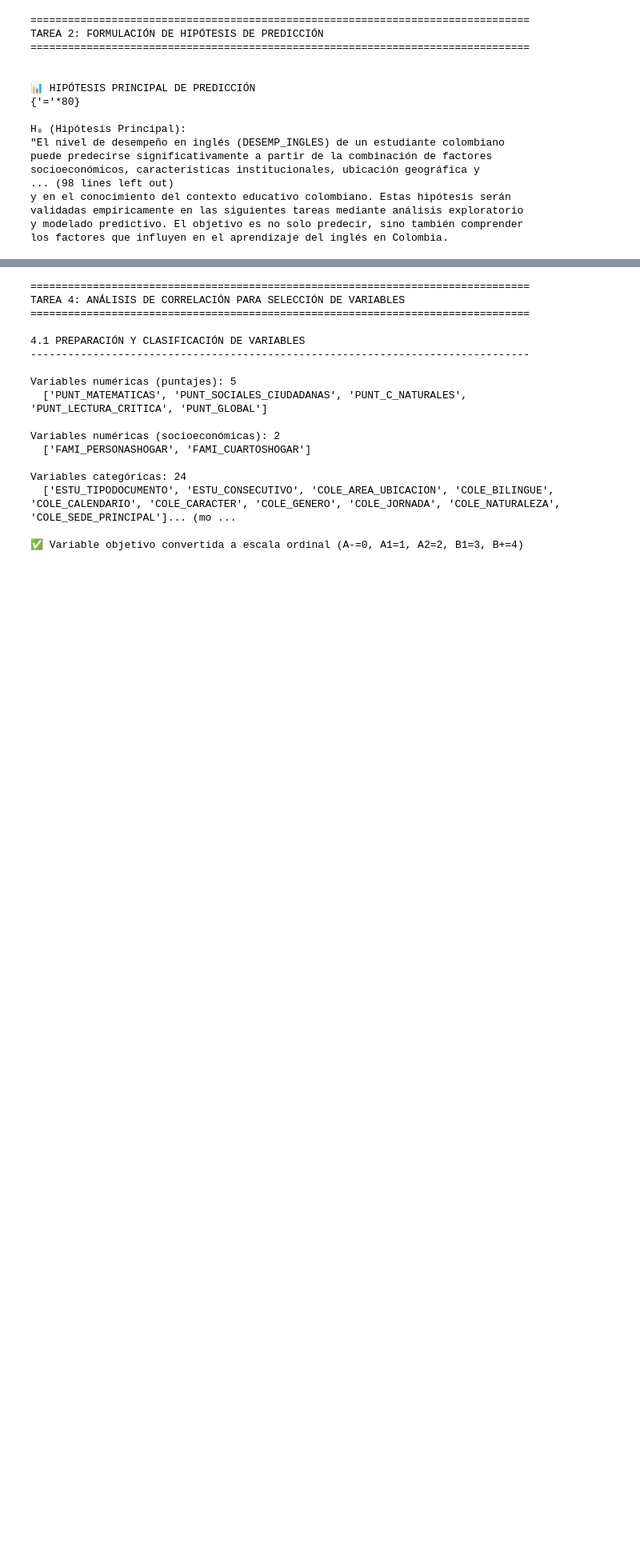
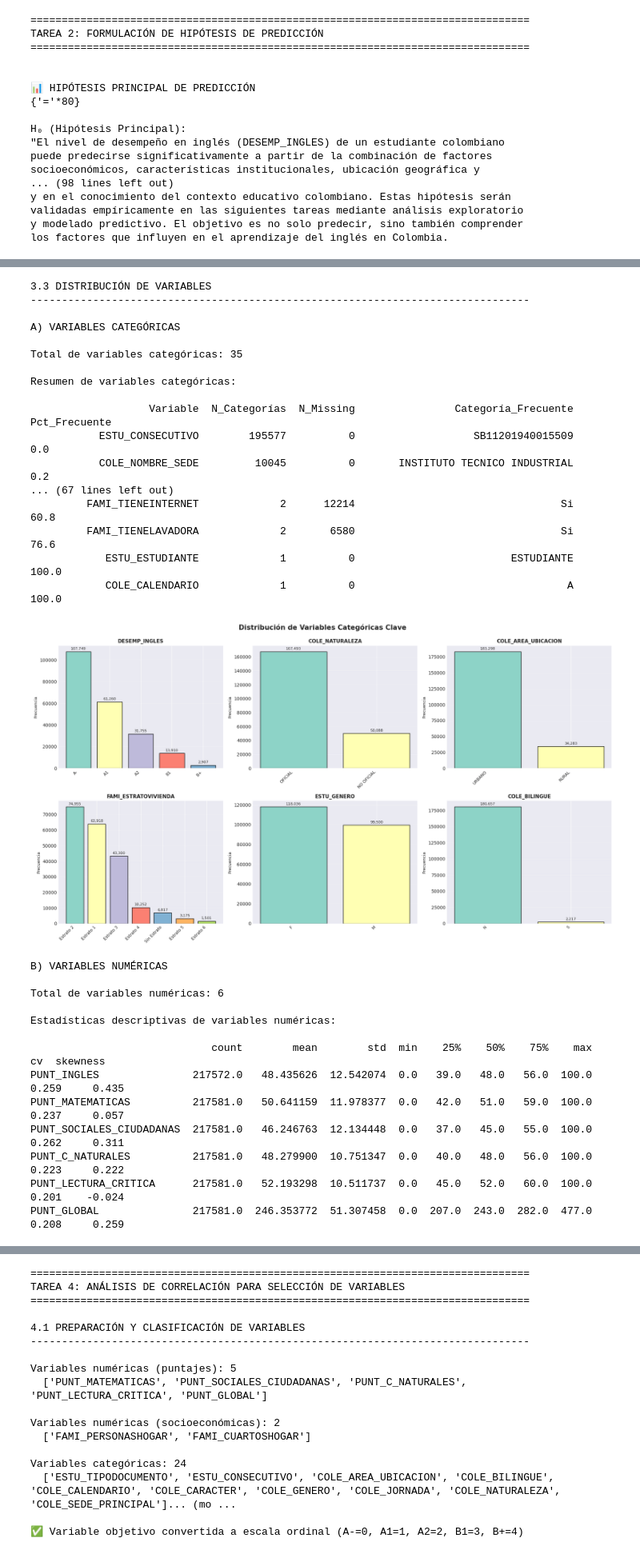
Before and after one commit to flaviofuego/Ia_EDA_analysis, a Jupyter notebook: notebooks/seccion1.ipynb, the cells around one changed output, grey strips where cells are left out. Shown at 80% size. Drawn from its saved outputs; the diff is of its cells as text; code cells hidden in the pictures; blank space fills up the shorter version.

```diff
--- a/notebooks/seccion1.ipynb
+++ b/notebooks/seccion1.ipynb
@@ -656,5 +666,4 @@ PUNT_SOCIALES_CIUDADANAS         104        0.05             10.0             82
 # %%
-
 
 # ===================
 # 3.3: Distribución de Variables
@@ -782,7 +791,7 @@ print("   • p-value ≤ 0.05: Se rechaza normalidad (NO es normal)\n")
 
 normality_results = []
 
-for col in numeric_features[:10]:  # Primeras 10 para no saturar
+for col in numeric_cols[:10]:  # Primeras 10 para no saturar
     # Tomar muestra de 5000 para Shapiro-Wilk (límite del test)
     sample = df[col].dropna().sample(min(5000, len(df[col].dropna())), random_state=42)
 
@@ -875,30 +884,62 @@ print("\n💾 Guardado: normality_tests.png")
 
 print("\n" + "="*80)
 print("✅ PRUEBAS DE NORMALIDAD COMPLETADAS")
 print("="*80)
 
 
 print("\n" + "="*80)
 print("✅ TAREA 3 COMPLETADA")
 print("="*80)
 
 print("""
 INTERPRETACIÓN:
 El análisis exploratorio revela características importantes del dataset:
 
 1. Valores Faltantes: La variable COLE_BILINGUE tiene ~16% de datos faltantes,
    seguida de variables socioeconómicas familiares (~5-6%). Esto requerirá
    estrategias de imputación o eliminación en el preprocesamiento.
 
 2. Outliers: Las variables de puntaje muestran pocos outliers extremos, lo cual
    es esperado dado que son escalas estandarizadas (0-100). Los outliers detectados
    probablemente representan casos excepcionales válidos.
 
 3. Distribuciones:
    - Variable objetivo (DESEMP_INGLES): Fuertemente desbalanceada hacia A-
    - Variables de puntaje: Aproximadamente normales con ligera asimetría negativa
    - Variables socioeconómicas: Sesgo hacia estratos bajos (refleja realidad)
    - Ubicación: Mayor concentración en zonas urbanas
 
 Estos hallazgos guiarán las decisiones de preprocesamiento y modelado.
 """)
+# %% [output]
+3.3 DISTRIBUCIÓN DE VARIABLES
+--------------------------------------------------------------------------------
+
+A) VARIABLES CATEGÓRICAS
+
+Total de variables categóricas: 35
+
+Resumen de variables categóricas:
+
+                   Variable  N_Categorías  N_Missing                Categoría_Frecuente  Pct_Frecuente
+           ESTU_CONSECUTIVO        195577          0                   SB11201940015509            0.0
+           COLE_NOMBRE_SEDE         10045          0       INSTITUTO TECNICO INDUSTRIAL            0.2
+... (67 lines left out)
+         FAMI_TIENEINTERNET             2      12214                                 Si           60.8
+         FAMI_TIENELAVADORA             2       6580                                 Si           76.6
+            ESTU_ESTUDIANTE             1          0                         ESTUDIANTE          100.0
+            COLE_CALENDARIO             1          0                                  A          100.0
+[figure, added]
+B) VARIABLES NUMÉRICAS
+
+Total de variables numéricas: 6
+
+Estadísticas descriptivas de variables numéricas:
+
+                             count        mean        std  min    25%    50%    75%    max     cv  skewness
+PUNT_INGLES               217572.0   48.435626  12.542074  0.0   39.0   48.0   56.0  100.0  0.259     0.435
+PUNT_MATEMATICAS          217581.0   50.641159  11.978377  0.0   42.0   51.0   59.0  100.0  0.237     0.057
+PUNT_SOCIALES_CIUDADANAS  217581.0   46.246763  12.134448  0.0   37.0   45.0   55.0  100.0  0.262     0.311
+PUNT_C_NATURALES          217581.0   48.279900  10.751347  0.0   40.0   48.0   56.0  100.0  0.223     0.222
+PUNT_LECTURA_CRITICA      217581.0   52.193298  10.511737  0.0   45.0   52.0   60.0  100.0  0.201    -0.024
+PUNT_GLOBAL               217581.0  246.353772  51.307458  0.0  207.0  243.0  282.0  477.0  0.208     0.259
```
Also changed, not shown: parts of 11 cells of this notebook, 12 other files.
